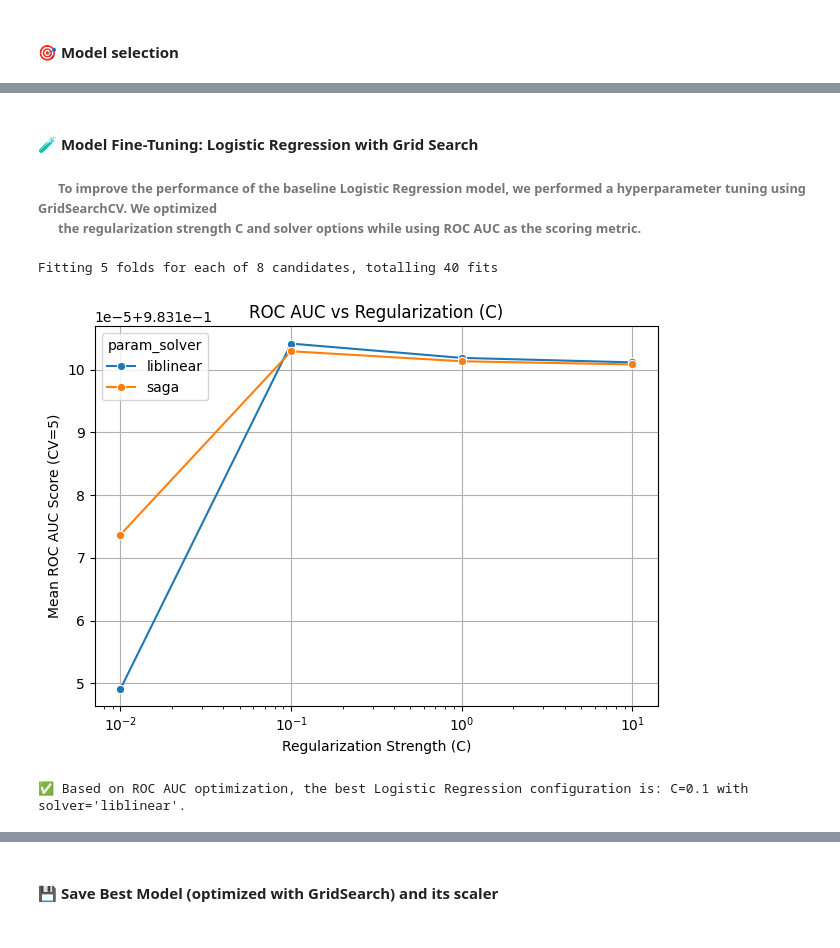
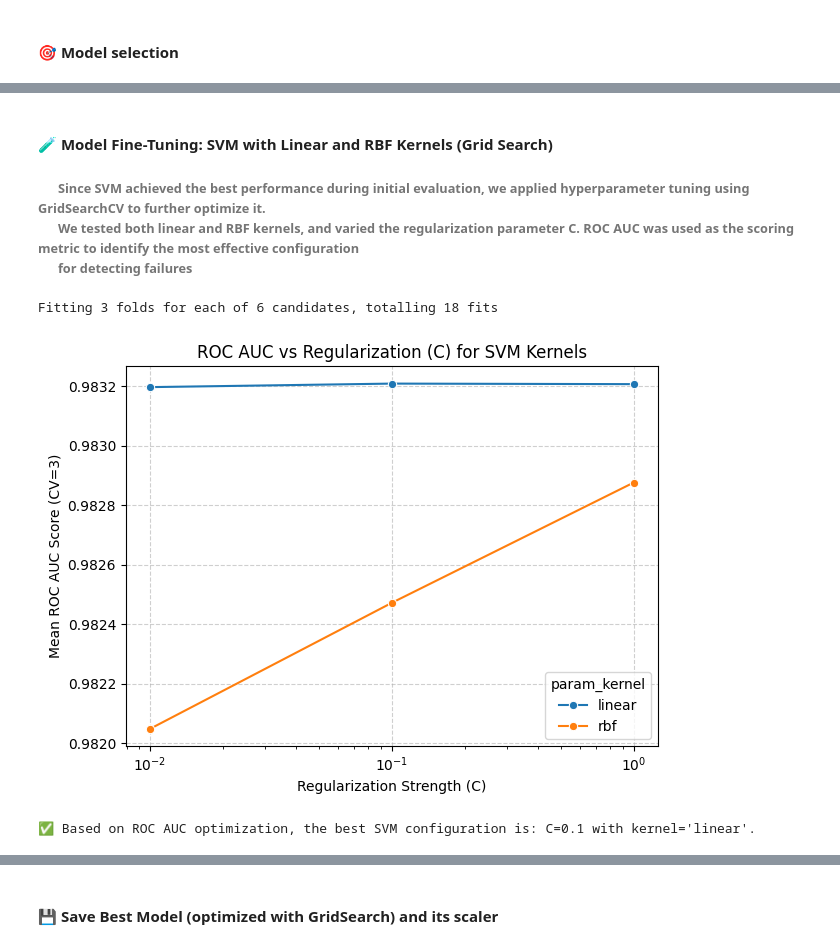
Before and after one commit to Anto-dev360/SensorGuard, a Jupyter notebook: notebooks/modeling_failure_prediction.ipynb, the cells around one changed output, grey strips where cells are left out. Saved outputs shown, nothing was run; the diff lists cells and outputs as text; code cells hidden in the pictures.

```diff
--- a/notebooks/modeling_failure_prediction.ipynb
+++ b/notebooks/modeling_failure_prediction.ipynb
@@ -251,8 +305,10 @@ print(f"\n✅ Total features selected: {len(features)}: {features}")
 # %%
-# Split and scale the data
+# Train/test split
 X_train, X_test, y_train, y_test = train_test_split(
-    X, y, test_size=0.2, random_state=42
+    X, y, test_size=0.2, random_state=42, stratify=y
 )
+
+# Scaling
 scaler = StandardScaler()
 X_train_scaled = scaler.fit_transform(X_train.values)
 X_test_scaled = scaler.transform(X_test.values)
@@ -267,8 +325,9 @@ X_test_scaled = scaler.transform(X_test.values)
 # %%
 # Define candidate models
 models = {
-    "Logistic Regression": LogisticRegression(max_iter=1000),
+    "Logistic Regression": LogisticRegression(max_iter=1000, random_state=42),
     "Support Vector Machine": SVC(kernel="linear", probability=True, random_state=42),
+    "Random Forest": RandomForestClassifier(n_estimators=100, random_state=42),
 }
 
 model_scores = {}
@@ -456,48 +521,53 @@ print("  No custom threshold adjustment is required.")
 # %% [markdown]
-#### 🧪 Model Fine-Tuning: Logistic Regression with Grid Search
+#### 🧪 Model Fine-Tuning: SVM with Linear and RBF Kernels (Grid Search)
 
-###### &nbsp;&nbsp;&nbsp;&nbsp;&nbsp;&nbsp;To improve the performance of the baseline Logistic Regression model, we performed a hyperparameter tuning using GridSearchCV. We optimized<br>&nbsp;&nbsp;&nbsp;&nbsp;&nbsp;&nbsp;the regularization strength C and solver options while using ROC AUC as the scoring metric.
+###### &nbsp;&nbsp;&nbsp;&nbsp;&nbsp;&nbsp;Since SVM achieved the best performance during initial evaluation, we applied hyperparameter tuning using GridSearchCV to further optimize it.<br>&nbsp;&nbsp;&nbsp;&nbsp;&nbsp;&nbsp;We tested both linear and RBF kernels, and varied the regularization parameter C. ROC AUC was used as the scoring metric to identify the most effective configuration<br>&nbsp;&nbsp;&nbsp;&nbsp;&nbsp;&nbsp;for detecting failures
 # %%
-# Define hyperparameter grid
+# Define hyperparameter grid including both linear and rbf kernels
 param_grid = {
-    "C": [0.01, 0.1, 1.0, 10],
-    "penalty": ["l2"],
-    "solver": ["liblinear", "saga"],
+    "C": [0.01, 0.1, 1.0],
+    "kernel": ["linear", "rbf"],
 }
 
 # Grid search with cross-validation
 grid = GridSearchCV(
-    LogisticRegression(class_weight="balanced", max_iter=5000),
+    SVC(probability=True, class_weight="balanced", random_state=42),
     param_grid,
-    cv=5,
+    cv=3,
     scoring="roc_auc",
     n_jobs=-1,
     verbose=1,
 )
 
 # Fit the model
 grid.fit(X_train_scaled, y_train)
 
 # Select best model
-best_logreg = grid.best_estimator_
+best_model = grid.best_estimator_
 
 # Visualize results
 results = pd.DataFrame(grid.cv_results_)
+
 sns.lineplot(
-    data=results, x="param_C", y="mean_test_score", hue="param_solver", marker="o"
+    data=results,
+    x="param_C",
+    y="mean_test_score",
+    hue="param_kernel",
+    marker="o"
 )
-plt.title("ROC AUC vs Regularization (C)")
+plt.title("ROC AUC vs Regularization (C) for SVM Kernels")
 plt.xlabel("Regularization Strength (C)")
-plt.ylabel("Mean ROC AUC Score (CV=5)")
+plt.ylabel("Mean ROC AUC Score (CV=3)")
 plt.xscale("log")
-plt.grid(True)
+plt.grid(True, linestyle="--", alpha=0.6)
 plt.tight_layout()
 plt.show()
 
 print(
-    "✅ Based on ROC AUC optimization, the best Logistic Regression configuration is: C=0.1 with solver='liblinear'."
+    f"✅ Based on ROC AUC optimization, the best SVM configuration is: "
+    f"C={grid.best_params_['C']} with kernel='{grid.best_params_['kernel']}'."
 )
 # %% [output]
-Fitting 5 folds for each of 8 candidates, totalling 40 fits
+Fitting 3 folds for each of 6 candidates, totalling 18 fits
-[figure, old version]
+[figure, new version]
-✅ Based on ROC AUC optimization, the best Logistic Regression configuration is: C=0.1 with solver='liblinear'.
+✅ Based on ROC AUC optimization, the best SVM configuration is: C=0.1 with kernel='linear'.
```
Also changed, not shown: parts of 29 cells of this notebook, 9 other files.
